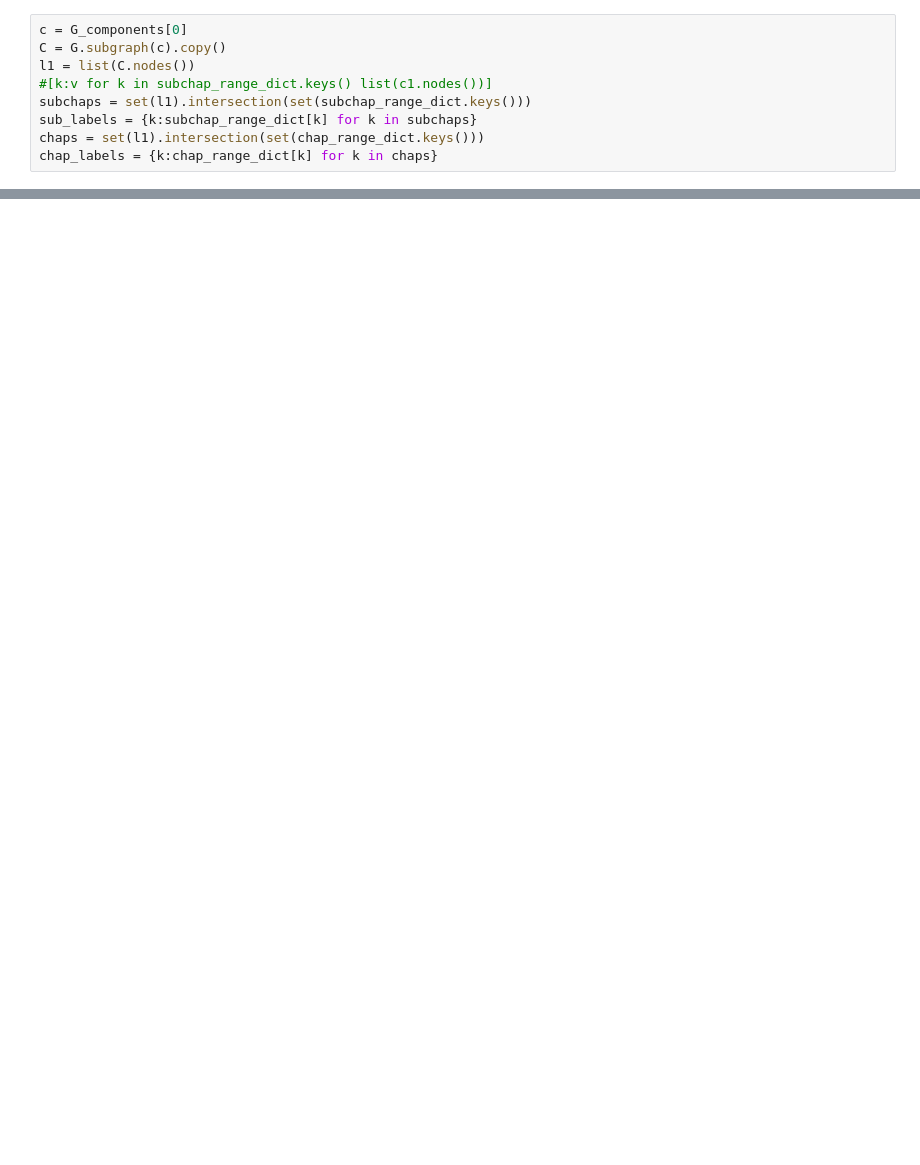
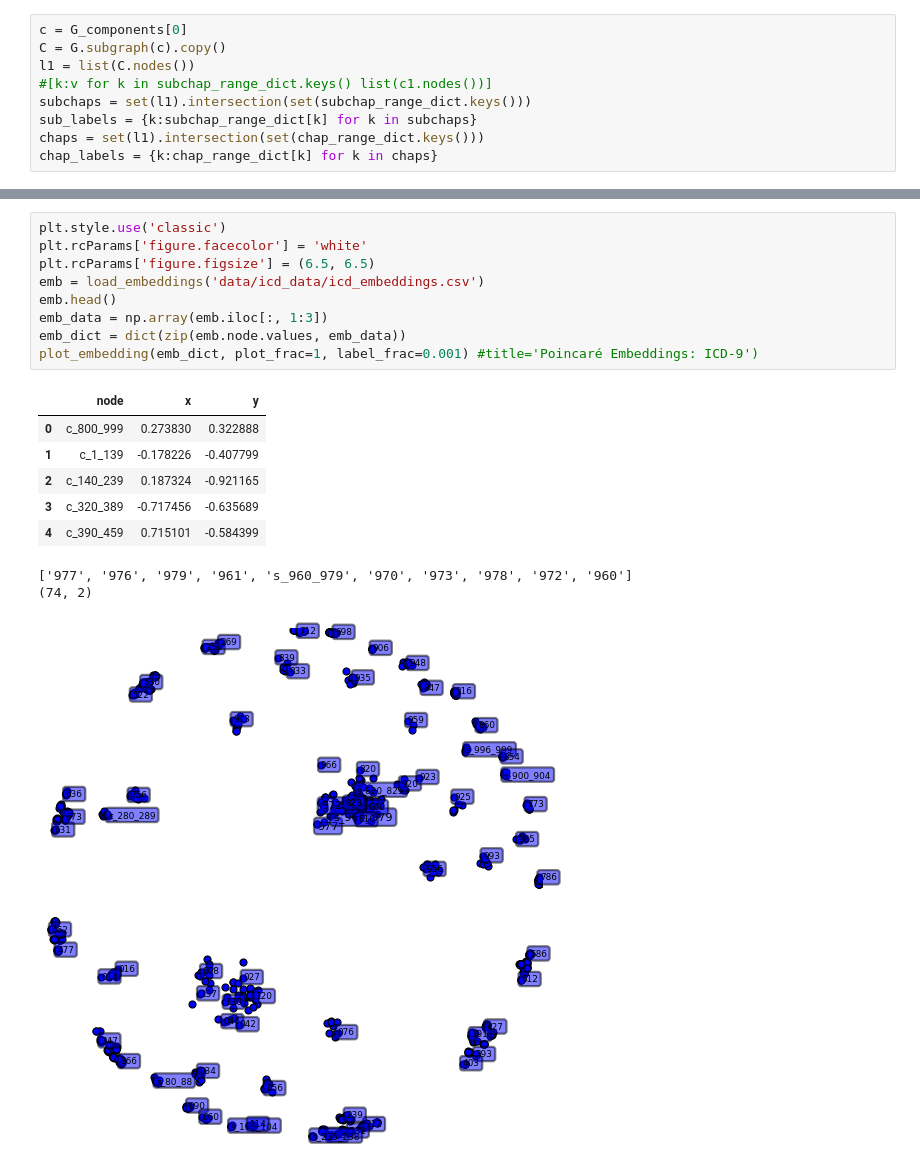
Before and after one commit to drewwilimitis/Hyperbolic-ICD-Embeddings-MIMIC3, a Jupyter notebook: hyperbolic_embedding_ICD9.ipynb, the cells around one changed output, grey strips where cells are left out. Cells and saved outputs as stored; diff of their text form; blank space fills up the shorter version.

```diff
--- a/hyperbolic_embedding_ICD9.ipynb
+++ b/hyperbolic_embedding_ICD9.ipynb
@@ -363,0 +361,19 @@ pd.read_csv('data/icd_data/icd.tsv', sep='\t', header=None, cols=[])
+# %%
+plt.style.use('classic')
+plt.rcParams['figure.facecolor'] = 'white'
+plt.rcParams['figure.figsize'] = (6.5, 6.5)
+emb = load_embeddings('data/icd_data/icd_embeddings.csv')
+emb.head()
+emb_data = np.array(emb.iloc[:, 1:3])
+emb_dict = dict(zip(emb.node.values, emb_data))
+plot_embedding(emb_dict, plot_frac=1, label_frac=0.001) #title='Poincaré Embeddings: ICD-9')
+# %% [output]
+|  | node | x | y |
+| 0 | c_800_999 | 0.273830 | 0.322888 |
+| 1 | c_1_139 | -0.178226 | -0.407799 |
+| 2 | c_140_239 | 0.187324 | -0.921165 |
+| 3 | c_320_389 | -0.717456 | -0.635689 |
+| 4 | c_390_459 | 0.715101 | -0.584399 |
+['977', '976', '979', '961', 's_960_979', '970', '973', '978', '972', '960']
+(74, 2)
+[figure, added]
```
Also changed, not shown: parts of 12 cells of this notebook.
